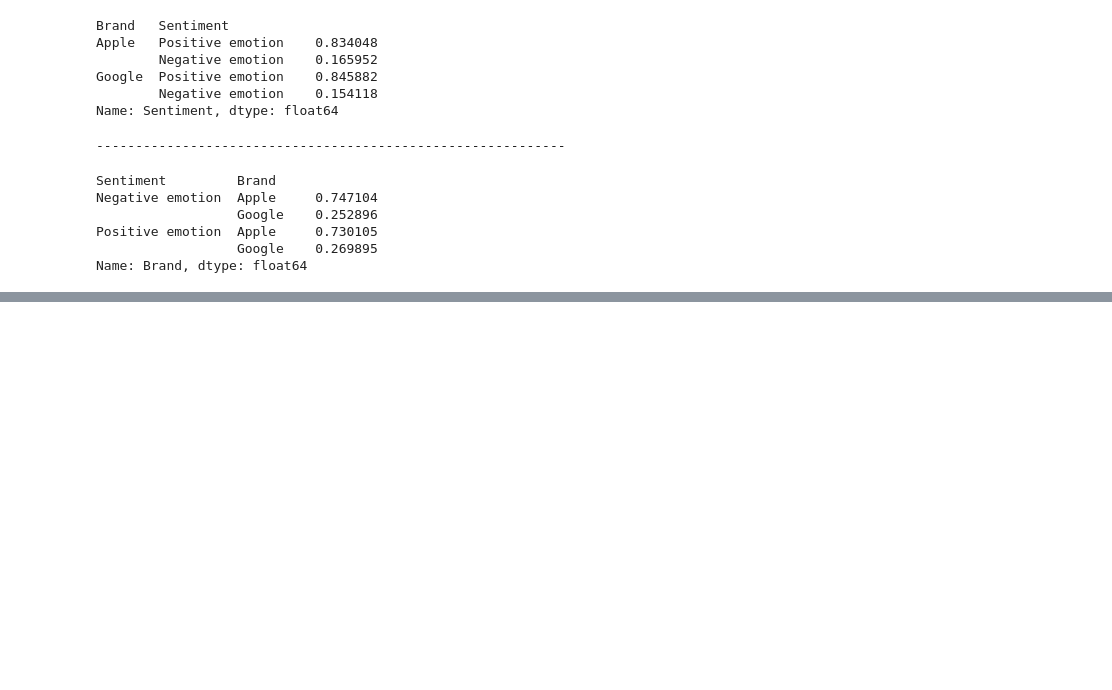
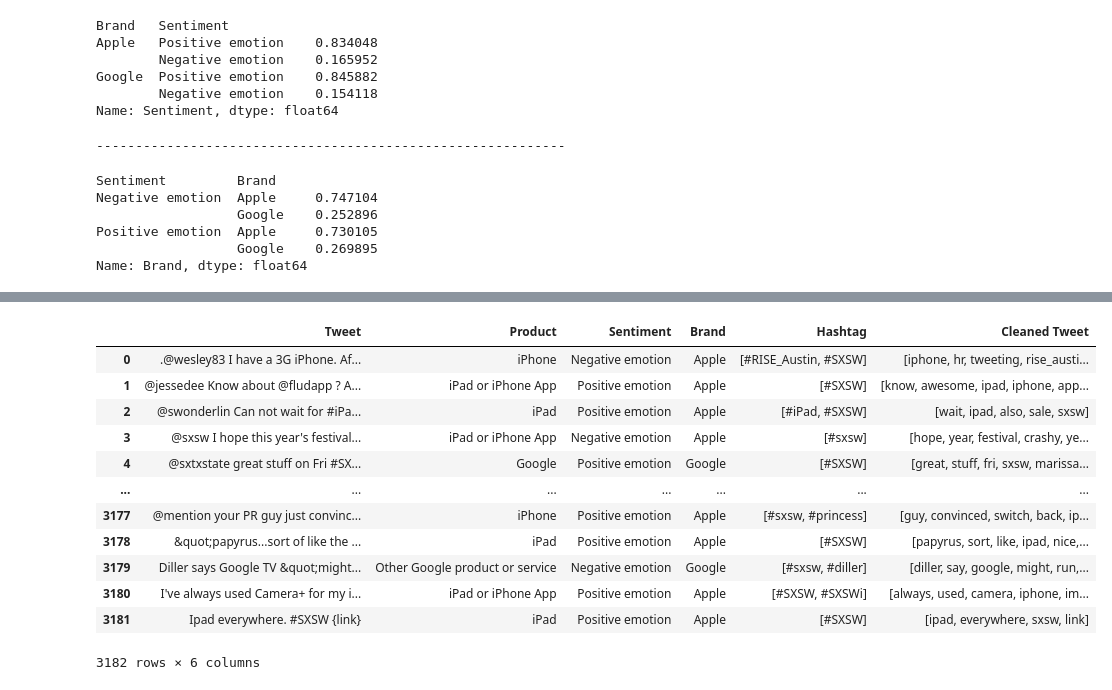
Before and after one commit to ElyLin/SentimentAnalysisProject, a Jupyter notebook: notebooks/Dave/EDA-Dave.ipynb, the cells around one changed output, grey strips where cells are left out. Saved outputs shown, nothing was run; the diff lists cells and outputs as text; code cells hidden in the pictures; blank space fills up the shorter version.

```diff
--- a/notebooks/Dave/EDA-Dave.ipynb
+++ b/notebooks/Dave/EDA-Dave.ipynb
@@ -510,2 +534,7 @@ import re
 # %%
-df['Hashtag'] = df['Tweet'].apply(lambda x: re.findall(r'\B#\w*[a-zA-Z]+\w*', x))
+cleaned['Hashtag'] = cleaned['Tweet'].apply(lambda x: re.findall(r'\B#\w*[a-zA-Z]+\w*', x))
+# %%
+tokenizer = RegexpTokenizer(r"(?u)\w{3,}")
+stopwords_list = stopwords.words("english")
+lemma = WordNetLemmatizer()
+tweet_tknzr = TweetTokenizer(strip_handles=True)
@@ -511,0 +546,17 @@ df['Hashtag'] = df['Tweet'].apply(lambda x: re.findall(r'\B#\w*[a-zA-Z]+\w*', x)
+# %%
+def clean_tweets(text):
+    no_handle = tweet_tknzr.tokenize(text)
+    tweet = " ".join(no_handle)
+    clean = re.sub("((^|\W)@\b([-a-zA-Z0-9._]{3,25})\b) \
+                   |(https?:\/\/\S+) \
+                   |(#[A-Za-z0-9_]+) \
+                   |(\{([a-zA-Z].+)\}) \
+                   |(&[a-z]+;)|([^\w\s])|(www\.[a-z]?\.?(com)+|[a-z]+\.(com))\
+                   |({link})\
+                   |(\[video\])\
+                   |([^\x00-\x7F]+\ *(?:[^\x00-\x7F]| )*)"," ", tweet)
+    lower = clean.lower()
+    token_list = tokenizer.tokenize(lower)
+    stopwords_removed=[token for token in token_list if token not in stopwords_list]
+    lemma_list = [lemma.lemmatize(token) for token in stopwords_removed]
+    return lemma_list
@@ -511,0 +578,17 @@ df['Hashtag'] = df['Tweet'].apply(lambda x: re.findall(r'\B#\w*[a-zA-Z]+\w*', x)
+# %%
+cleaned["Cleaned Tweet"]= cleaned.Tweet.apply(lambda x: clean_tweets(x))
+cleaned
+# %% [output]
+|  | Tweet | Product | Sentiment | Brand | Hashtag | Cleaned Tweet |
+| 0 | .@wesley83 I have a 3G iPhone. Af... | iPhone | Negative emotion | Apple | [#RISE_Austin, #SXSW] | [iphone, hr, tweeting, rise_austi... |
+| 1 | @jessedee Know about @fludapp ? A... | iPad or iPhone App | Positive emotion | Apple | [#SXSW] | [know, awesome, ipad, iphone, app... |
+| 2 | @swonderlin Can not wait for #iPa... | iPad | Positive emotion | Apple | [#iPad, #SXSW] | [wait, ipad, also, sale, sxsw] |
+| 3 | @sxsw I hope this year's festival... | iPad or iPhone App | Negative emotion | Apple | [#sxsw] | [hope, year, festival, crashy, ye... |
+| 4 | @sxtxstate great stuff on Fri #SX... | Google | Positive emotion | Google | [#SXSW] | [great, stuff, fri, sxsw, marissa... |
+| ... | ... | ... | ... | ... | ... | ... |
+| 3177 | @mention your PR guy just convinc... | iPhone | Positive emotion | Apple | [#sxsw, #princess] | [guy, convinced, switch, back, ip... |
+| 3178 | &quot;papyrus...sort of like the ... | iPad | Positive emotion | Apple | [#SXSW] | [papyrus, sort, like, ipad, nice,... |
+| 3179 | Diller says Google TV &quot;might... | Other Google product or service | Negative emotion | Google | [#sxsw, #diller] | [diller, say, google, might, run,... |
+| 3180 | I've always used Camera+ for my i... | iPad or iPhone App | Positive emotion | Apple | [#SXSW, #SXSWi] | [always, used, camera, iphone, im... |
+| 3181 | Ipad everywhere. #SXSW {link} | iPad | Positive emotion | Apple | [#SXSW] | [ipad, everywhere, sxsw, link] |
+3182 rows × 6 columns
```
Also changed, not shown: parts of 30 cells of this notebook.
